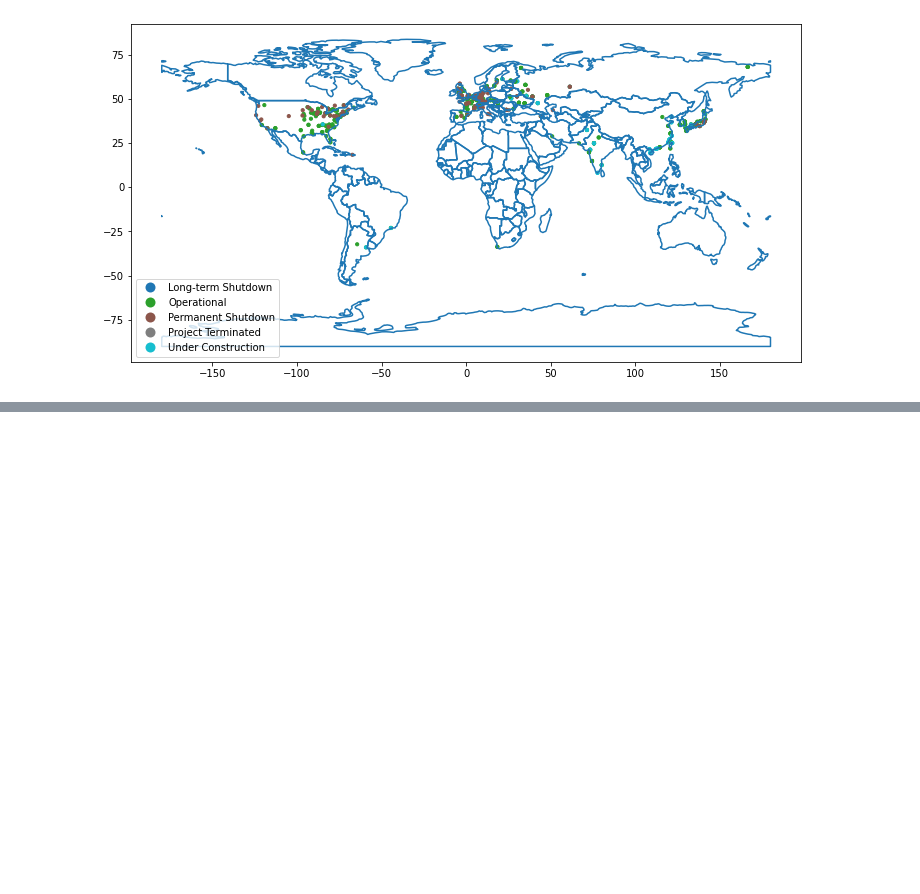
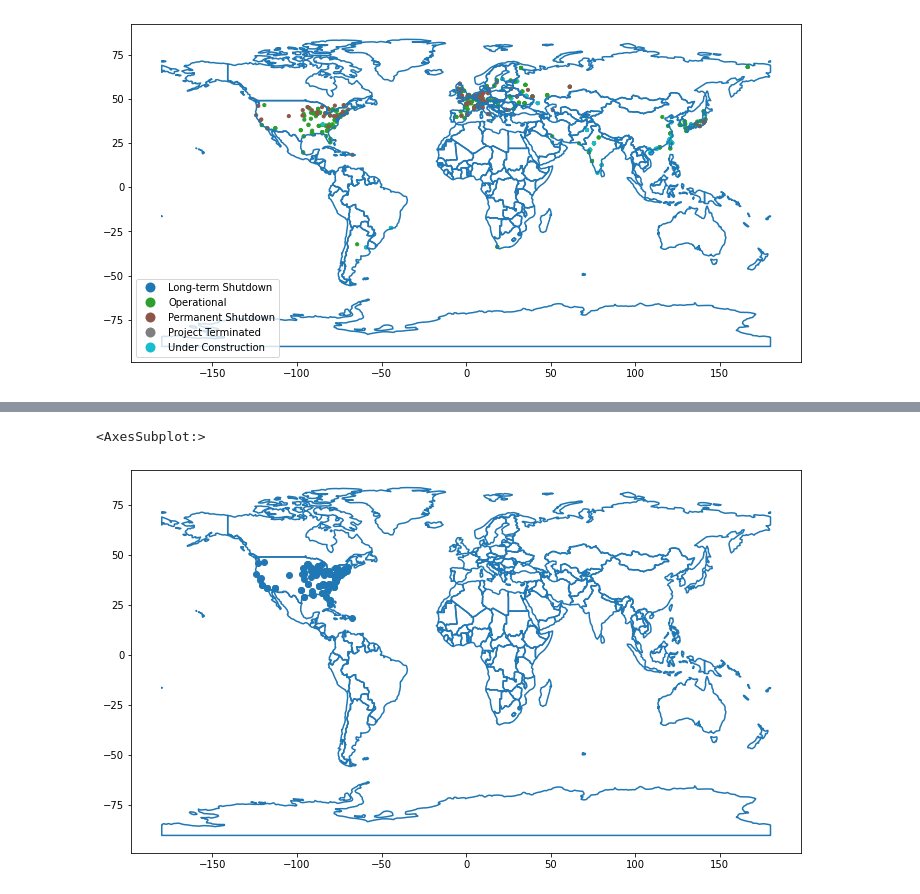
Before and after one commit to nayoung1-catamount-wcu-edu/personal, a Jupyter notebook: BasicPythonScripts/Nuclear_Reactors.ipynb, the cells around one changed output, grey strips where cells are left out. Cells and saved outputs as stored; diff of their text form; code cells hidden in the pictures; blank space fills up the shorter version.

```diff
--- a/BasicPythonScripts/Nuclear_Reactors.ipynb
+++ b/BasicPythonScripts/Nuclear_Reactors.ipynb
@@ -31,0 +47,4 @@ reactors.plot(column='Status', ax=boundaries, markersize=10, legend=True)
+# %%
+df_usa = reactors["Country"] == "UNITED STATES OF AMERICA"
+df_usa = reactors[df_usa]
+df_usa
@@ -31,0 +65,6 @@ reactors.plot(column='Status', ax=boundaries, markersize=10, legend=True)
+# %%
+boundaries = world.boundary.plot(figsize=(12, 9))
+df_usa.plot(ax=boundaries)
+# %% [output]
+<AxesSubplot:>
+[figure, added]
```
Also changed, not shown: parts of 2 cells of this notebook, 8 other files.
